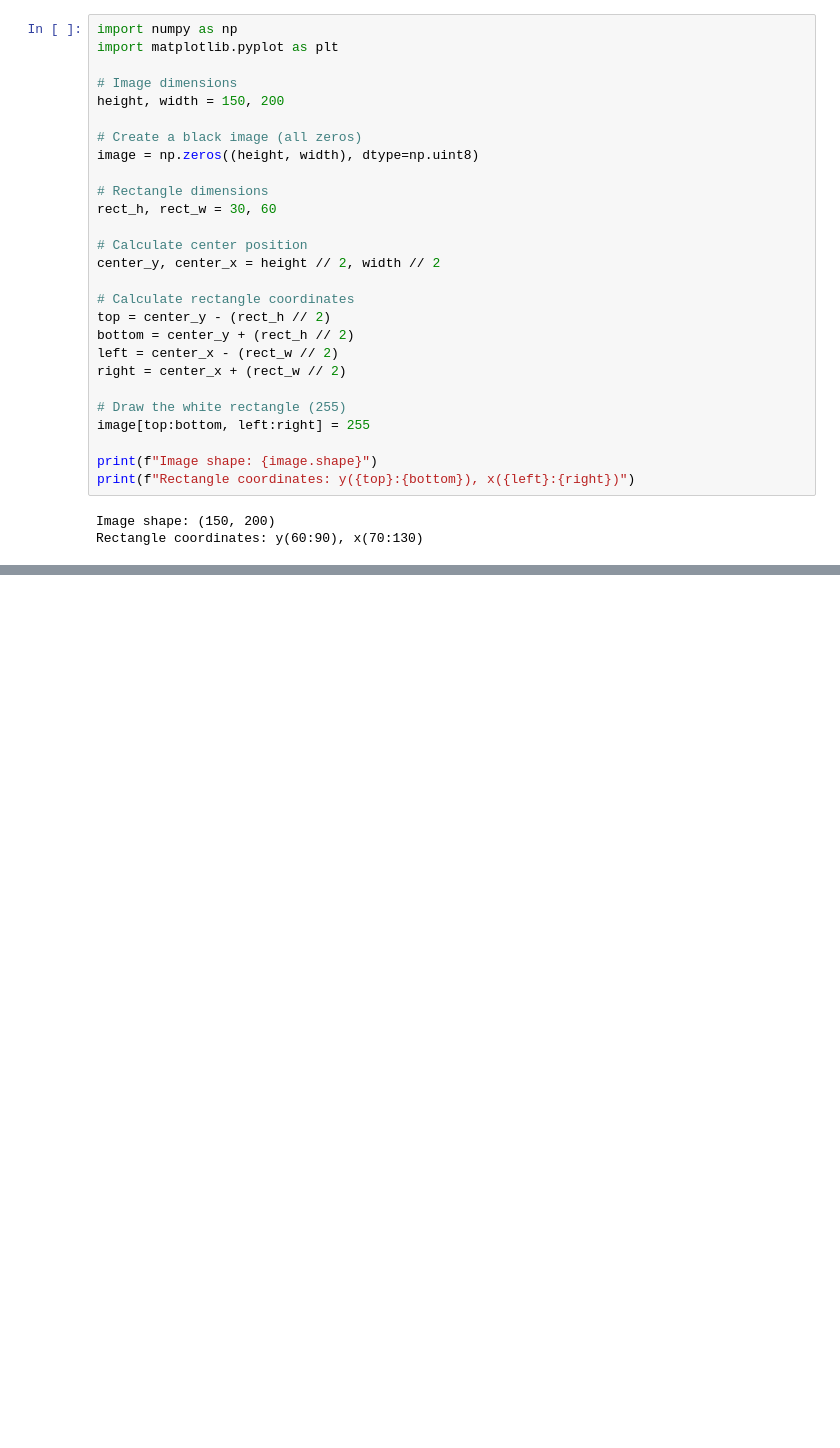
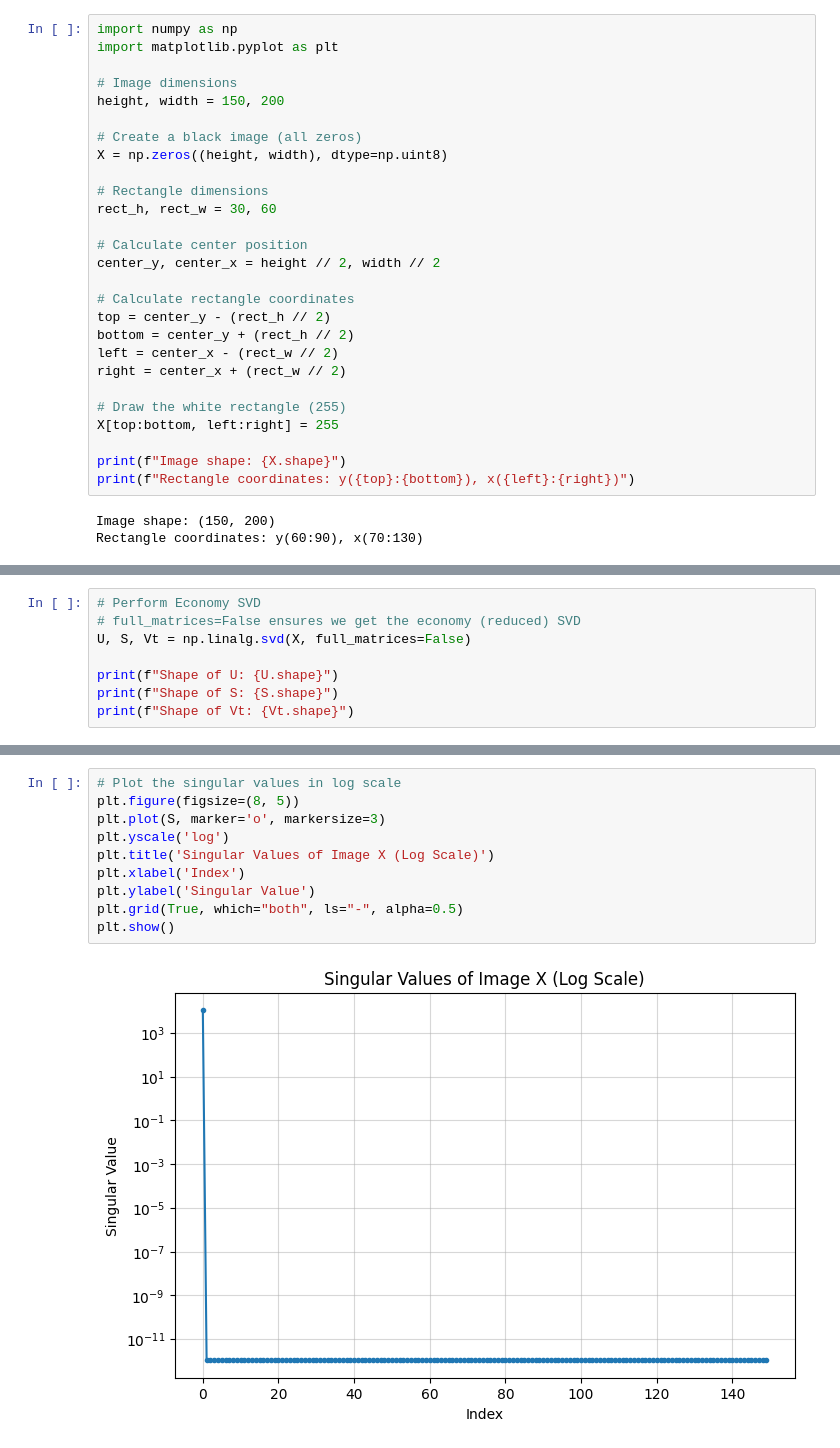
Before and after one commit to kursatkara/MAE_5020_Spring_2026, a Jupyter notebook: in_class_example_01.ipynb, the cells around one changed output, grey strips where cells are left out. Cells and saved outputs as stored; diff of their text form; blank space fills up the shorter version.

```diff
--- a/in_class_example_01.ipynb
+++ b/in_class_example_01.ipynb
@@ -8,7 +8,7 @@ import matplotlib.pyplot as plt
 height, width = 150, 200
 
 # Create a black image (all zeros)
-image = np.zeros((height, width), dtype=np.uint8)
+X = np.zeros((height, width), dtype=np.uint8)
 
 # Rectangle dimensions
 rect_h, rect_w = 30, 60
@@ -23,9 +23,9 @@ left = center_x - (rect_w // 2)
 right = center_x + (rect_w // 2)
 
 # Draw the white rectangle (255)
-image[top:bottom, left:right] = 255
+X[top:bottom, left:right] = 255
 
-print(f"Image shape: {image.shape}")
+print(f"Image shape: {X.shape}")
 print(f"Rectangle coordinates: y({top}:{bottom}), x({left}:{right})")
 # %% [output]
 Image shape: (150, 200)
@@ -39,3 +39,11 @@ plt.axis('off')
 plt.show()
 # %% [output]
 [figure]
+# %%
+# Perform Economy SVD
+# full_matrices=False ensures we get the economy (reduced) SVD
+U, S, Vt = np.linalg.svd(X, full_matrices=False)
+
+print(f"Shape of U: {U.shape}")
+print(f"Shape of S: {S.shape}")
+print(f"Shape of Vt: {Vt.shape}")
@@ -41,0 +54,12 @@ plt.show()
+# %%
+# Plot the singular values in log scale
+plt.figure(figsize=(8, 5))
+plt.plot(S, marker='o', markersize=3)
+plt.yscale('log')
+plt.title('Singular Values of Image X (Log Scale)')
+plt.xlabel('Index')
+plt.ylabel('Singular Value')
+plt.grid(True, which="both", ls="-", alpha=0.5)
+plt.show()
+# %% [output]
+[figure, added]
```
Also changed, not shown: parts of 2 cells of this notebook.
